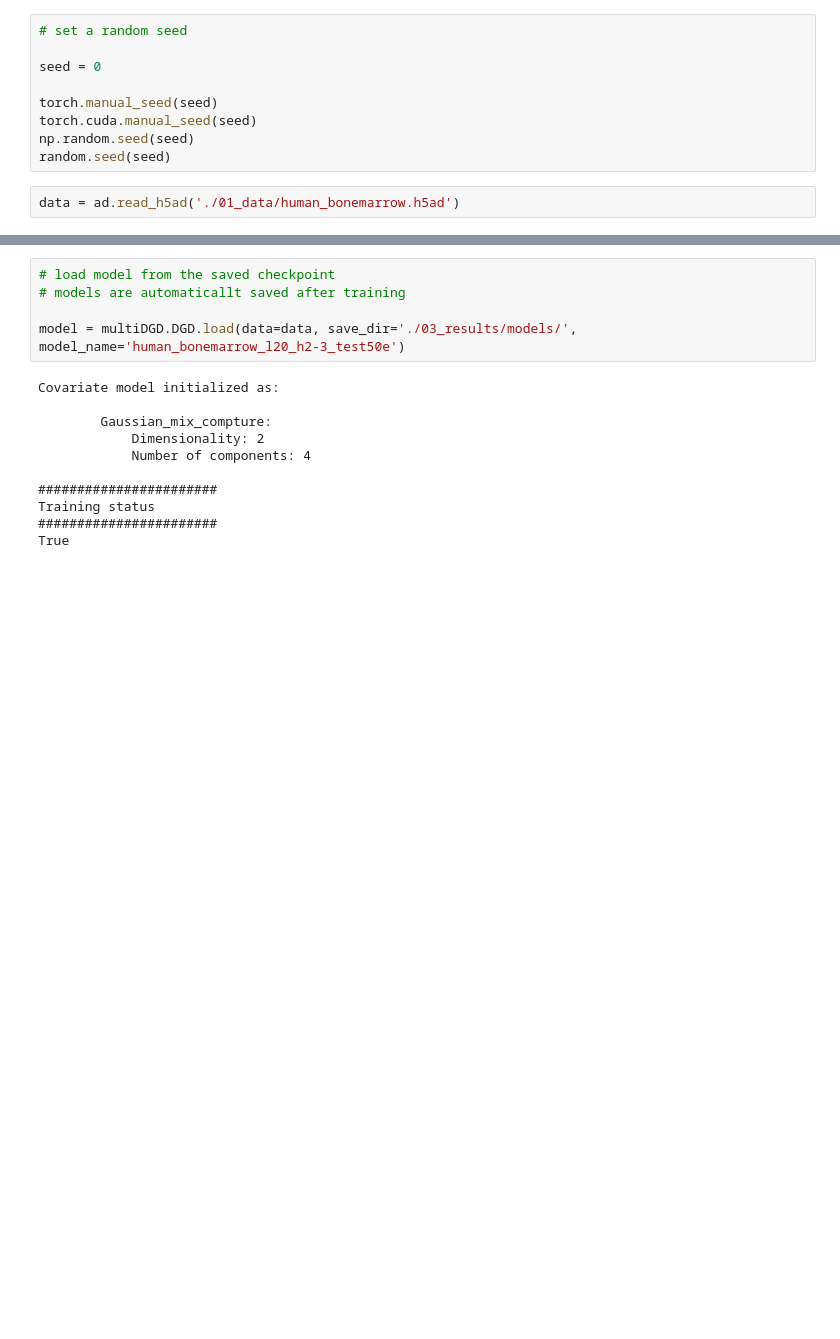
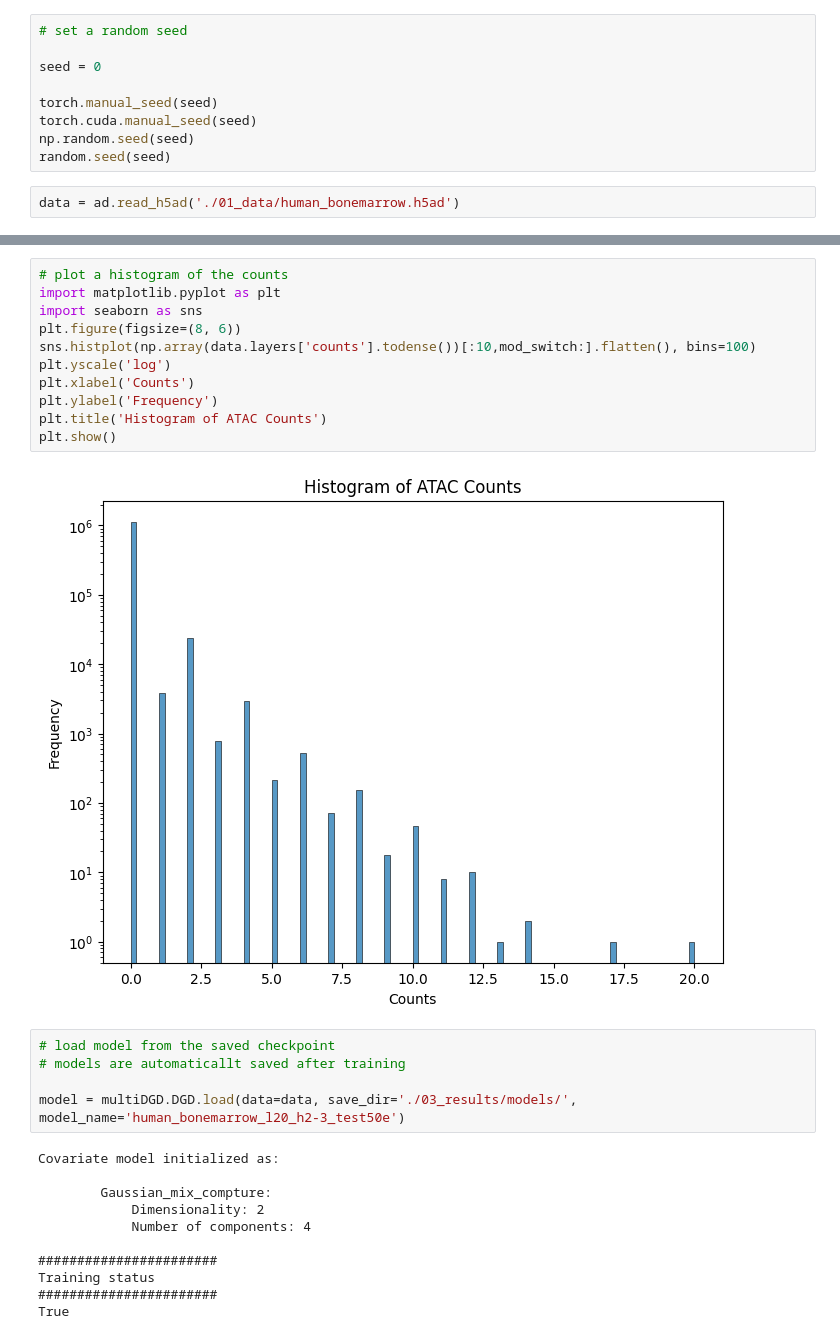
Before and after one commit to viktoriaschuster/interpreting_omics_models, a Jupyter notebook: 02_experiments/singlecell/sparse_autoencoder_singlecell_dev.ipynb, the cells around one changed output, grey strips where cells are left out. Cells and saved outputs as stored; diff of their text form; blank space fills up the shorter version.

```diff
--- a/02_experiments/singlecell/sparse_autoencoder_singlecell_dev.ipynb
+++ b/02_experiments/singlecell/sparse_autoencoder_singlecell_dev.ipynb
@@ -30,3 +108,16 @@ data = ad.read_h5ad('./01_data/human_bonemarrow.h5ad')
+# %%
+# plot a histogram of the counts
+import matplotlib.pyplot as plt
+import seaborn as sns
+plt.figure(figsize=(8, 6))
+sns.histplot(np.array(data.layers['counts'].todense())[:10,mod_switch:].flatten(), bins=100)
+plt.yscale('log')
+plt.xlabel('Counts')
+plt.ylabel('Frequency')
+plt.title('Histogram of ATAC Counts')
+plt.show()
+# %% [output]
+[figure, added]
 # %%
 # load model from the saved checkpoint
 # models are automaticallt saved after training
```
Also changed, not shown: parts of 8 cells of this notebook, 10 other files.
